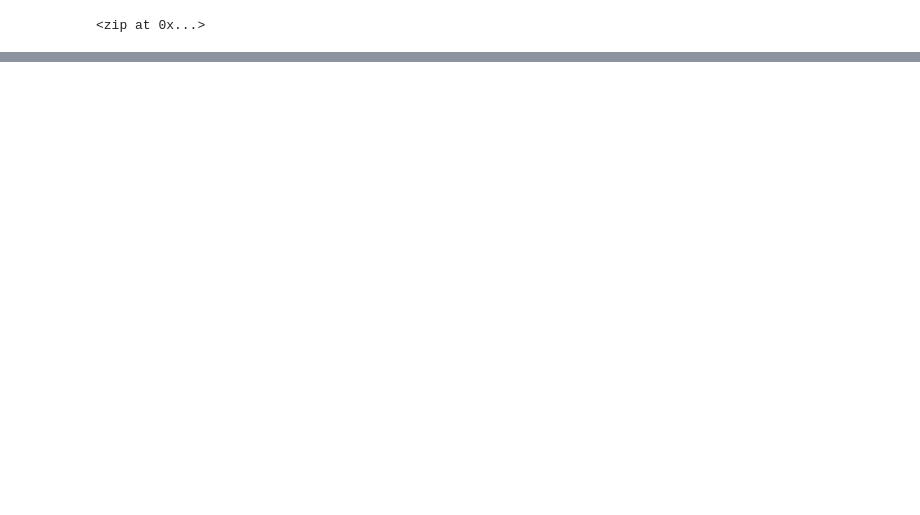
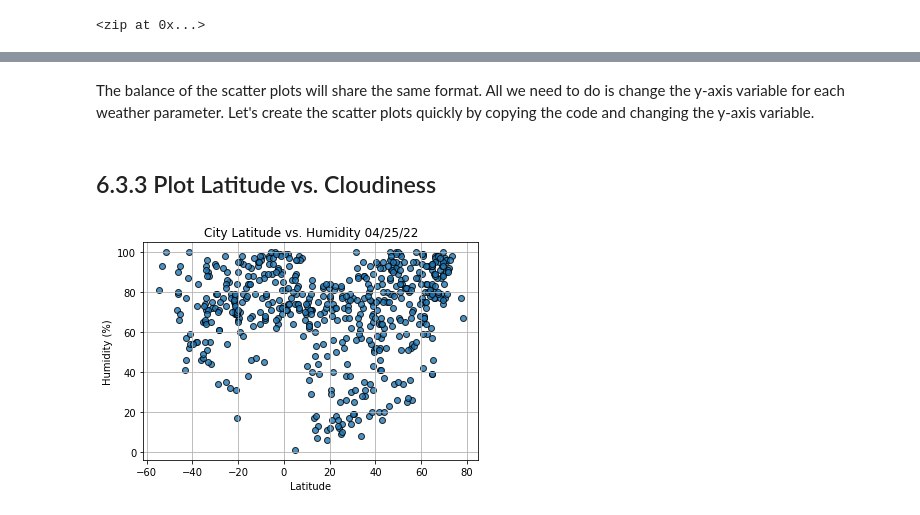
Before and after one commit to Tara-Lightner/World_Weather_Analysis, a Jupyter notebook: WeatherPy.ipynb, the cells around one changed output, grey strips where cells are left out. Drawn from its saved outputs; the diff is of its cells as text; code cells hidden in the pictures; blank space fills up the shorter version.

```diff
--- a/WeatherPy.ipynb
+++ b/WeatherPy.ipynb
@@ -39,0 +241,22 @@ len(cities)
+# %% [markdown]
+The balance of the scatter plots will share the same format. All we need to do is change the y-axis variable for each weather parameter. Let's create the scatter plots quickly by copying the code and changing the y-axis variable.
+# %% [markdown]
+## 6.3.3 Plot Latitude vs. Cloudiness
+# %%
+# Build the scatter plots for latitude vs. humidity.
+plt.scatter(lats,
+            humidity,
+            edgecolor="black", linewidths=1, marker="o",
+            alpha=0.8, label="Cities")
+
+# Incorporate the other graph properties.
+plt.title(f"City Latitude vs. Humidity "+ time.strftime("%x"))
+plt.ylabel("Humidity (%)")
+plt.xlabel("Latitude")
+plt.grid(True)
+# Save the figure.
+plt.savefig("weather_data/Fig2.png")
+# Show plot.
+plt.show()
+# %% [output]
+[figure, added]
```
Also changed, not shown: parts of 40 cells of this notebook, 22 other files.
